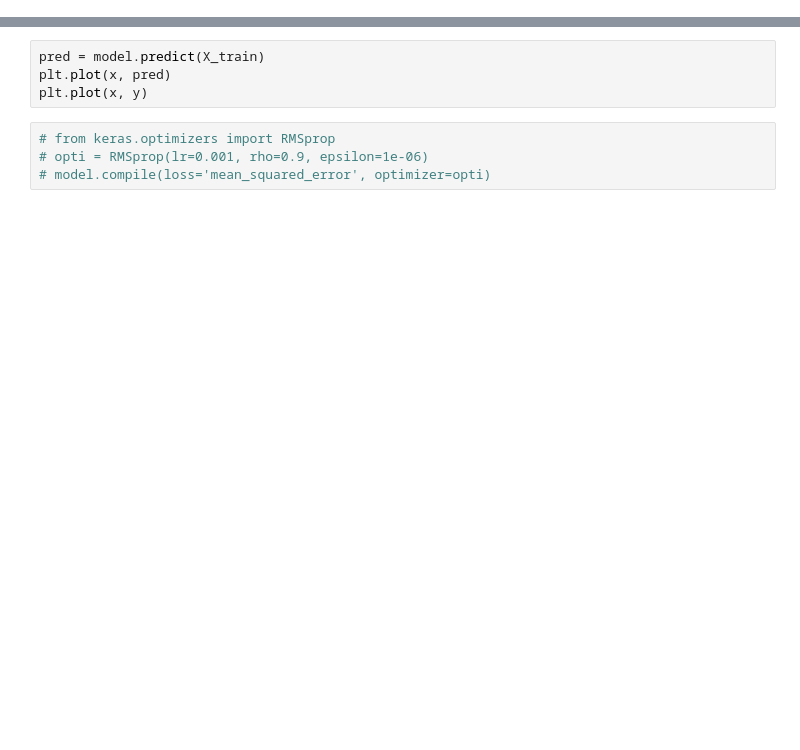
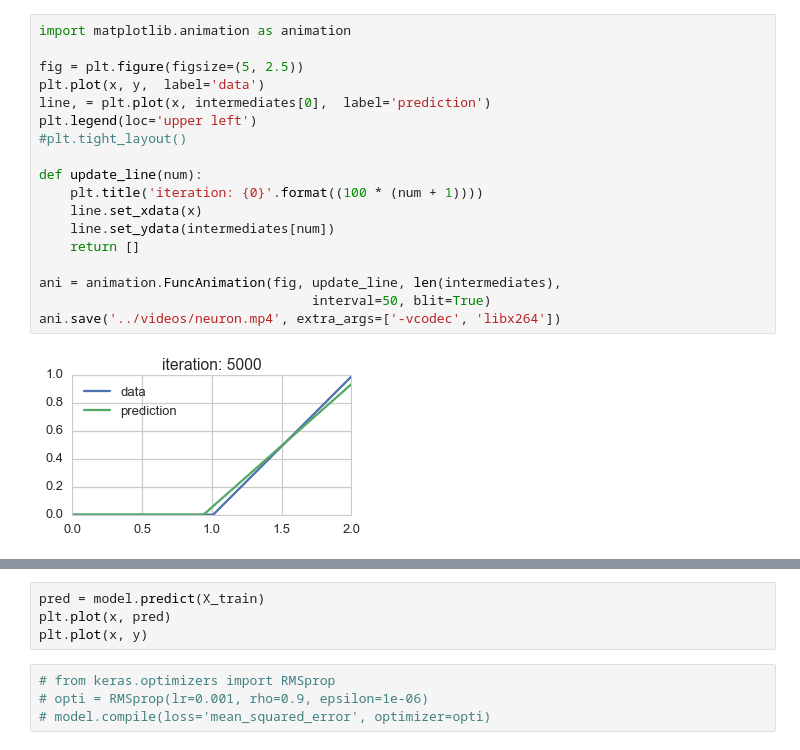
Before and after one commit to dan-tee/blog, a Jupyter notebook: content/notebooks/watch-a-single-neuron-learn.ipynb, the cells around one changed output, grey strips where cells are left out. Saved outputs shown, nothing was run; the diff lists cells and outputs as text; blank space fills up the shorter version.

Commit message:
first embedded video

```diff
--- a/content/notebooks/watch-a-single-neuron-learn.ipynb
+++ b/content/notebooks/watch-a-single-neuron-learn.ipynb
@@ -92,0 +74,20 @@ loss = PlotLoss()
+# %%
+import matplotlib.animation as animation
+
+fig = plt.figure(figsize=(5, 2.5))
+plt.plot(x, y,  label='data')
+line, = plt.plot(x, intermediates[0],  label='prediction')
+plt.legend(loc='upper left')
+#plt.tight_layout()
+
+def update_line(num):
+    plt.title('iteration: {0}'.format((100 * (num + 1))))
+    line.set_xdata(x)
+    line.set_ydata(intermediates[num])
+    return []
+
+ani = animation.FuncAnimation(fig, update_line, len(intermediates),
+                                   interval=50, blit=True)
+ani.save('../videos/neuron.mp4', extra_args=['-vcodec', 'libx264'])
+# %% [output]
+[figure, added]
```
Also changed, not shown: parts of 5 cells of this notebook, 8 other files.
